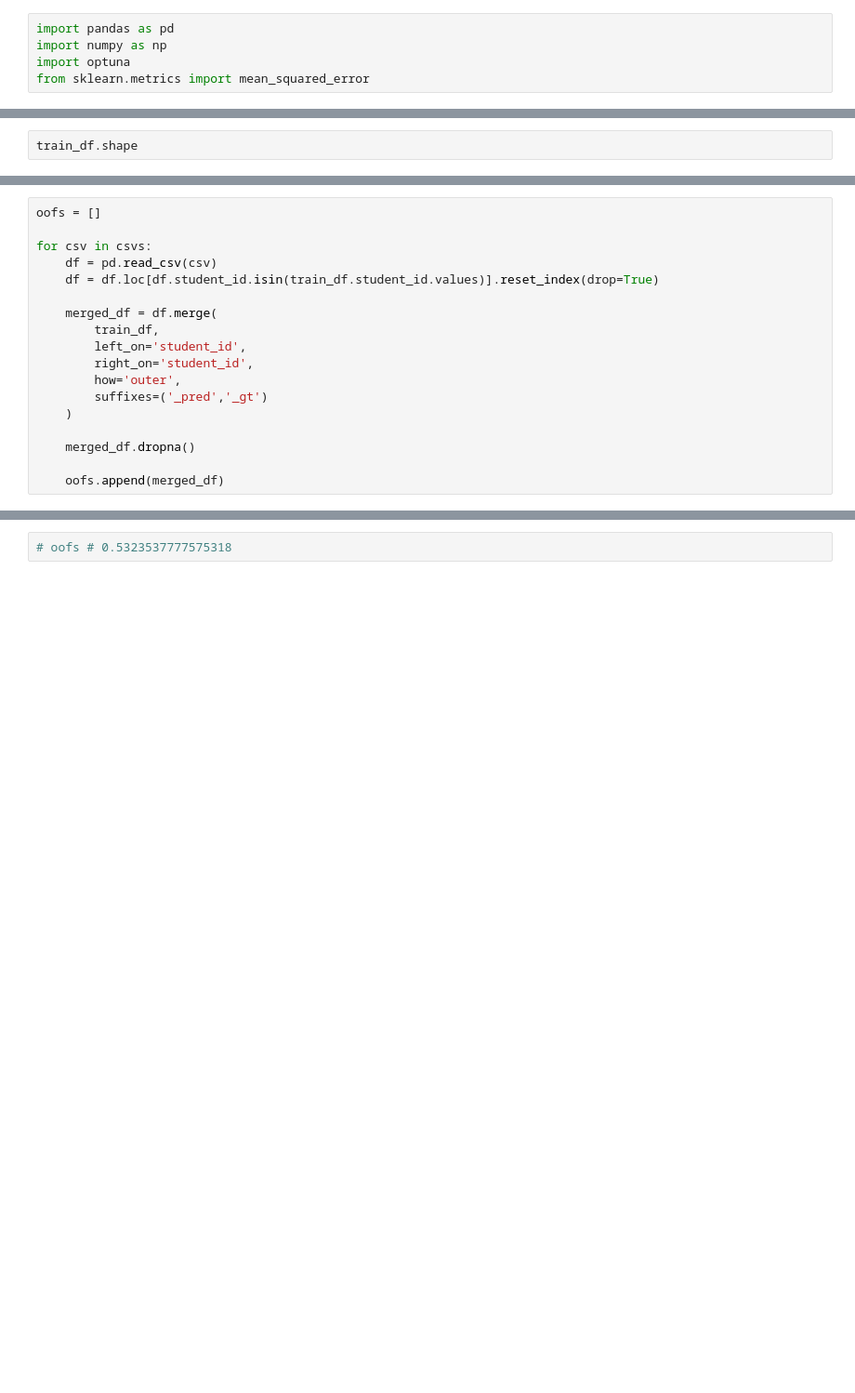
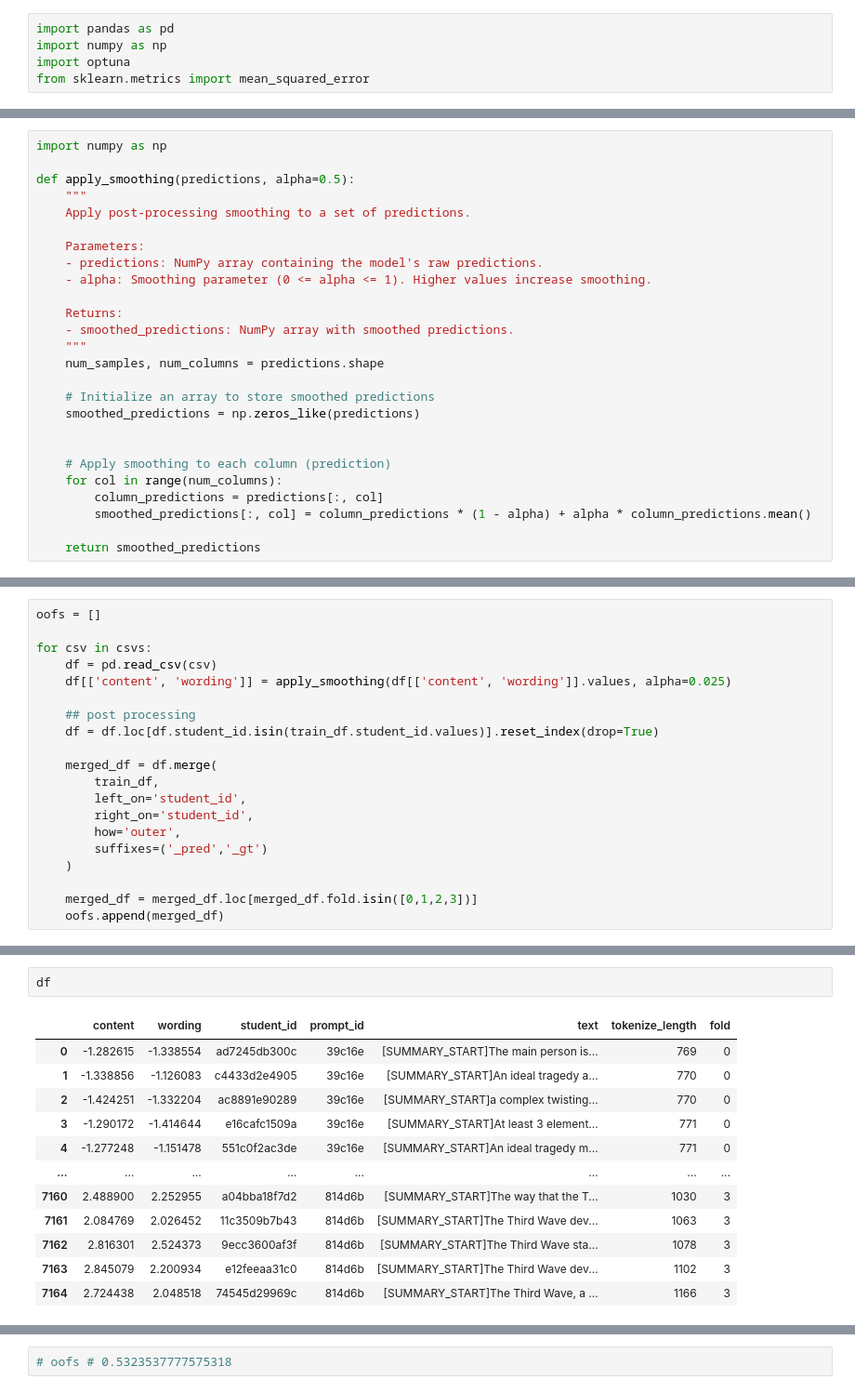
Before and after one commit to rohitsingh02/CommonLit-ESS, a Jupyter notebook: notebook/playground.ipynb, the cells around one changed output, grey strips where cells are left out. Shown: that part at 93% size. Cells and saved outputs as stored; diff of their text form; blank space fills up the shorter version.

```diff
--- a/notebook/playground.ipynb
+++ b/notebook/playground.ipynb
@@ -151,2 +45,26 @@ train_df = pd.read_csv(train_csv)
 # %%
-train_df.shape
+import numpy as np
+
+def apply_smoothing(predictions, alpha=0.5):
+    """
+    Apply post-processing smoothing to a set of predictions.
+
+    Parameters:
+    - predictions: NumPy array containing the model's raw predictions.
+    - alpha: Smoothing parameter (0 <= alpha <= 1). Higher values increase smoothing.
+
+    Returns:
+    - smoothed_predictions: NumPy array with smoothed predictions.
+    """
+    num_samples, num_columns = predictions.shape
+
+    # Initialize an array to store smoothed predictions
+    smoothed_predictions = np.zeros_like(predictions)
+
+
+    # Apply smoothing to each column (prediction)
+    for col in range(num_columns):
+        column_predictions = predictions[:, col]
+        smoothed_predictions[:, col] = column_predictions * (1 - alpha) + alpha * column_predictions.mean()
+
+    return smoothed_predictions
@@ -157,6 +73,9 @@ oofs = []
 
 for csv in csvs:
     df = pd.read_csv(csv)
+    df[['content', 'wording']] = apply_smoothing(df[['content', 'wording']].values, alpha=0.025)
+
+    ## post processing
     df = df.loc[df.student_id.isin(train_df.student_id.values)].reset_index(drop=True)
 
     merged_df = df.merge(
@@ -167,6 +86,5 @@ for csv in csvs:
         suffixes=('_pred','_gt')
     )
 
-    merged_df.dropna()
-
+    merged_df = merged_df.loc[merged_df.fold.isin([0,1,2,3])]
     oofs.append(merged_df)
@@ -246,0 +228,15 @@ true_labels_content.shape  # attention pooling working, need to work on it more
+# %%
+df
+# %% [output]
+|  | content | wording | student_id | prompt_id | text | tokenize_length | fold |
+| 0 | -1.282615 | -1.338554 | ad7245db300c | 39c16e | [SUMMARY_START]The main person is... | 769 | 0 |
+| 1 | -1.338856 | -1.126083 | c4433d2e4905 | 39c16e | [SUMMARY_START]An ideal tragedy a... | 770 | 0 |
+| 2 | -1.424251 | -1.332204 | ac8891e90289 | 39c16e | [SUMMARY_START]a complex twisting... | 770 | 0 |
+| 3 | -1.290172 | -1.414644 | e16cafc1509a | 39c16e | [SUMMARY_START]At least 3 element... | 771 | 0 |
+| 4 | -1.277248 | -1.151478 | 551c0f2ac3de | 39c16e | [SUMMARY_START]An ideal tragedy m... | 771 | 0 |
+| ... | ... | ... | ... | ... | ... | ... | ... |
+| 7160 | 2.488900 | 2.252955 | a04bba18f7d2 | 814d6b | [SUMMARY_START]The way that the T... | 1030 | 3 |
+| 7161 | 2.084769 | 2.026452 | 11c3509b7b43 | 814d6b | [SUMMARY_START]The Third Wave dev... | 1063 | 3 |
+| 7162 | 2.816301 | 2.524373 | 9ecc3600af3f | 814d6b | [SUMMARY_START]The Third Wave sta... | 1078 | 3 |
+| 7163 | 2.845079 | 2.200934 | e12feeaa31c0 | 814d6b | [SUMMARY_START]The Third Wave dev... | 1102 | 3 |
+| 7164 | 2.724438 | 2.048518 | 74545d29969c | 814d6b | [SUMMARY_START]The Third Wave, a ... | 1166 | 3 |
```
Also changed, not shown: parts of 56 cells of this notebook, 11 other files.
